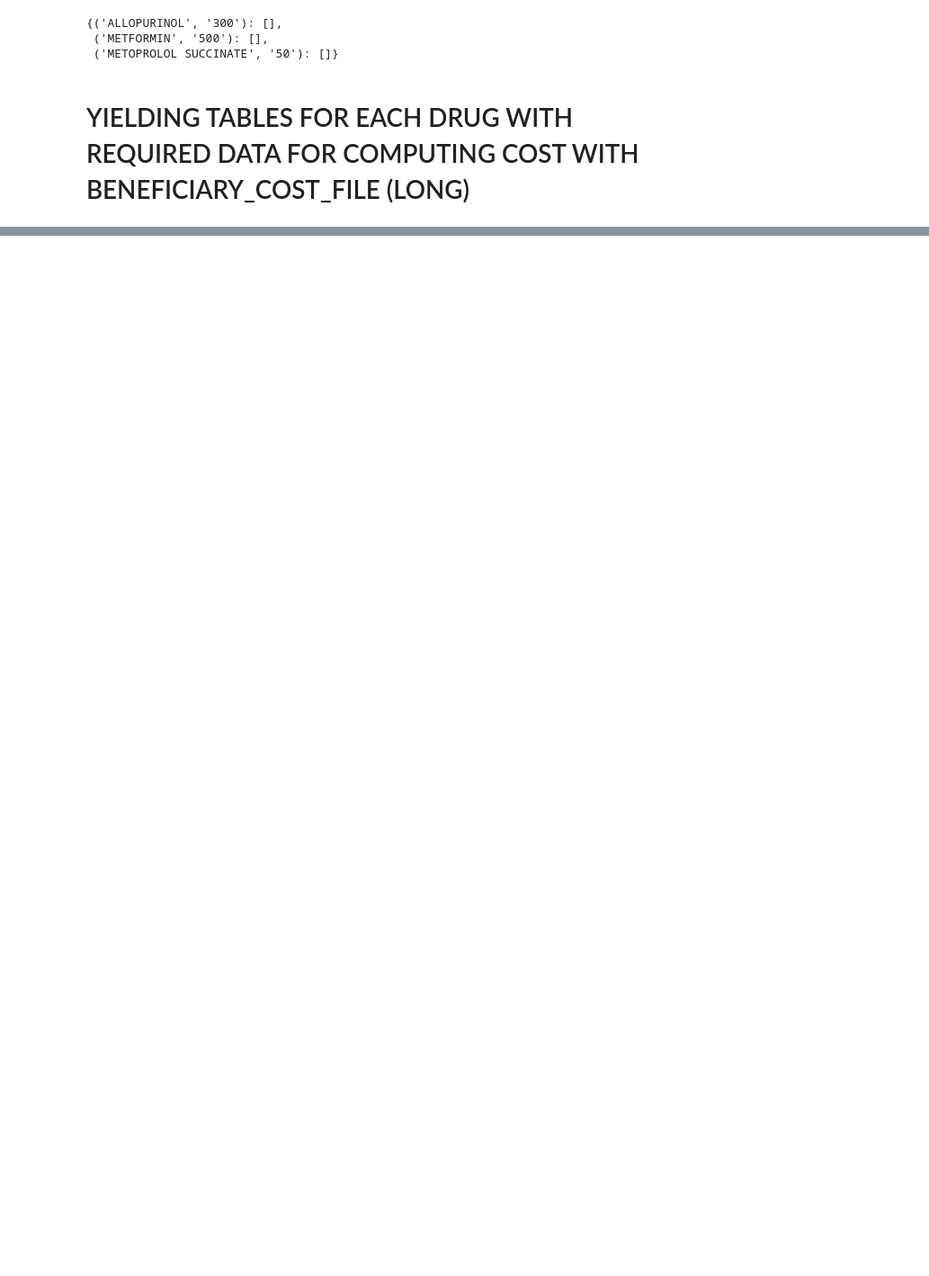
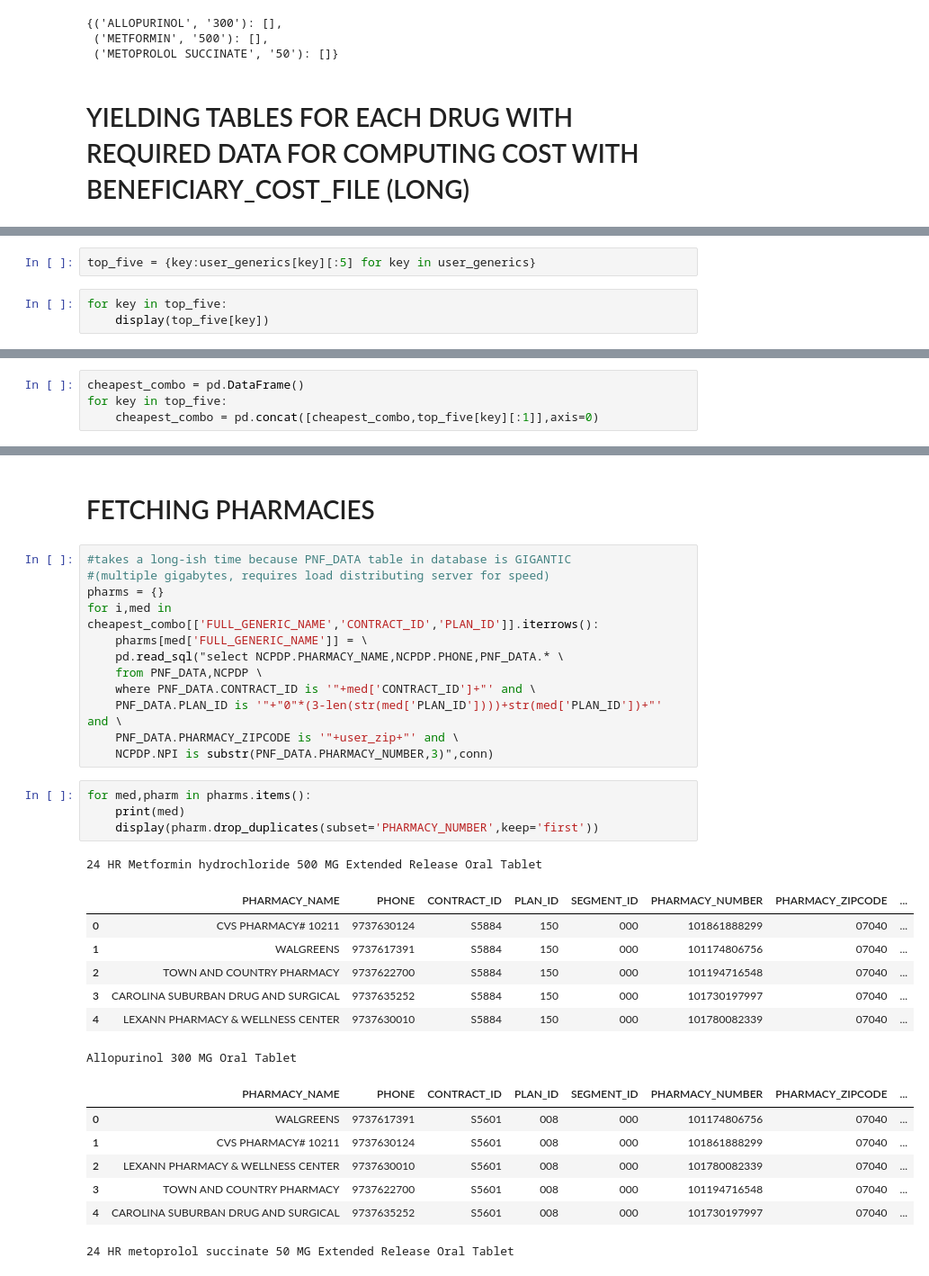
Before and after one commit to khayyamsaleem/medaccess, a Jupyter notebook: src/PDP_FINDER.ipynb, the cells around one changed output, grey strips where cells are left out. Shown at 90% size. Saved outputs shown, nothing was run; the diff lists cells and outputs as text; blank space fills up the shorter version.

```diff
--- a/src/PDP_FINDER.ipynb
+++ b/src/PDP_FINDER.ipynb
@@ -163,0 +172,5 @@ for key in user_generics:
+# %%
+top_five = {key:user_generics[key][:5] for key in user_generics}
+# %%
+for key in top_five:
+    display(top_five[key])
@@ -163,0 +198,4 @@ for key in user_generics:
+# %%
+cheapest_combo = pd.DataFrame()
+for key in top_five:
+    cheapest_combo = pd.concat([cheapest_combo,top_five[key][:1]],axis=0)
@@ -163,0 +209,34 @@ for key in user_generics:
+# %% [markdown]
+# FETCHING PHARMACIES
+# %%
+#takes a long-ish time because PNF_DATA table in database is GIGANTIC
+#(multiple gigabytes, requires load distributing server for speed)
+pharms = {}
+for i,med in cheapest_combo[['FULL_GENERIC_NAME','CONTRACT_ID','PLAN_ID']].iterrows():
+    pharms[med['FULL_GENERIC_NAME']] = \
+    pd.read_sql("select NCPDP.PHARMACY_NAME,NCPDP.PHONE,PNF_DATA.* \
+    from PNF_DATA,NCPDP \
+    where PNF_DATA.CONTRACT_ID is '"+med['CONTRACT_ID']+"' and \
+    PNF_DATA.PLAN_ID is '"+"0"*(3-len(str(med['PLAN_ID'])))+str(med['PLAN_ID'])+"' and \
+    PNF_DATA.PHARMACY_ZIPCODE is '"+user_zip+"' and \
+    NCPDP.NPI is substr(PNF_DATA.PHARMACY_NUMBER,3)",conn)
+# %%
+for med,pharm in pharms.items():
+    print(med)
+    display(pharm.drop_duplicates(subset='PHARMACY_NUMBER',keep='first'))
+# %% [output]
+24 HR Metformin hydrochloride 500 MG Extended Release Oral Tablet
+|  | PHARMACY_NAME | PHONE | CONTRACT_ID | PLAN_ID | SEGMENT_ID | PHARMACY_NUMBER | PHARMACY_ZIPCODE | ... |
+| 0 | CVS PHARMACY# 10211 | 9737630124 | S5884 | 150 | 000 | 101861888299 | 07040 | ... |
+| 1 | WALGREENS | 9737617391 | S5884 | 150 | 000 | 101174806756 | 07040 | ... |
+| 2 | TOWN AND COUNTRY PHARMACY | 9737622700 | S5884 | 150 | 000 | 101194716548 | 07040 | ... |
+| 3 | CAROLINA SUBURBAN DRUG AND SURGICAL | 9737635252 | S5884 | 150 | 000 | 101730197997 | 07040 | ... |
+| 4 | LEXANN PHARMACY & WELLNESS CENTER | 9737630010 | S5884 | 150 | 000 | 101780082339 | 07040 | ... |
+Allopurinol 300 MG Oral Tablet
+|  | PHARMACY_NAME | PHONE | CONTRACT_ID | PLAN_ID | SEGMENT_ID | PHARMACY_NUMBER | PHARMACY_ZIPCODE | ... |
+| 0 | WALGREENS | 9737617391 | S5601 | 008 | 000 | 101174806756 | 07040 | ... |
+| 1 | CVS PHARMACY# 10211 | 9737630124 | S5601 | 008 | 000 | 101861888299 | 07040 | ... |
+| 2 | LEXANN PHARMACY & WELLNESS CENTER | 9737630010 | S5601 | 008 | 000 | 101780082339 | 07040 | ... |
+| 3 | TOWN AND COUNTRY PHARMACY | 9737622700 | S5601 | 008 | 000 | 101194716548 | 07040 | ... |
+| 4 | CAROLINA SUBURBAN DRUG AND SURGICAL | 9737635252 | S5601 | 008 | 000 | 101730197997 | 07040 | ... |
+24 HR metoprolol succinate 50 MG Extended Release Oral Tablet
```
Also changed, not shown: parts of 10 cells of this notebook.
